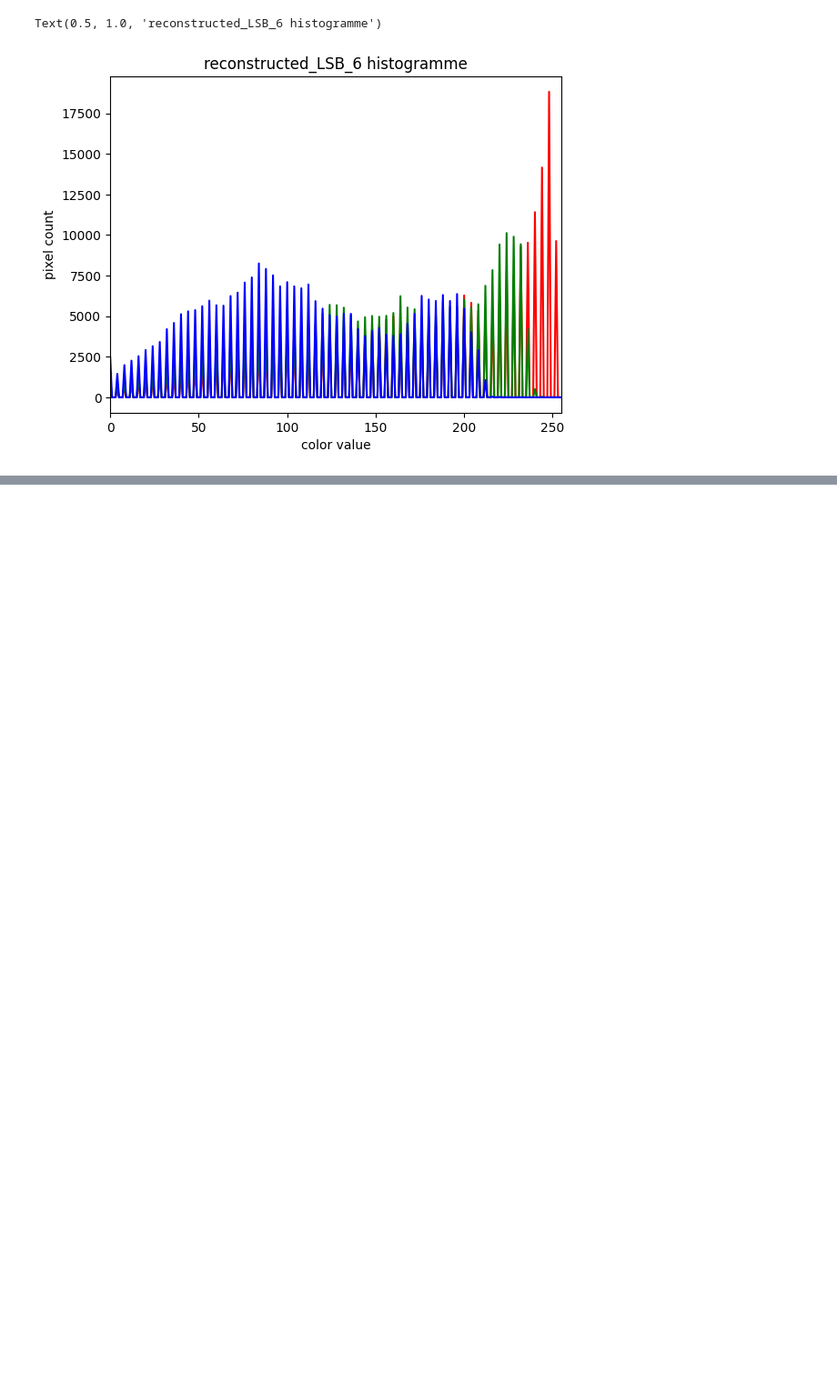
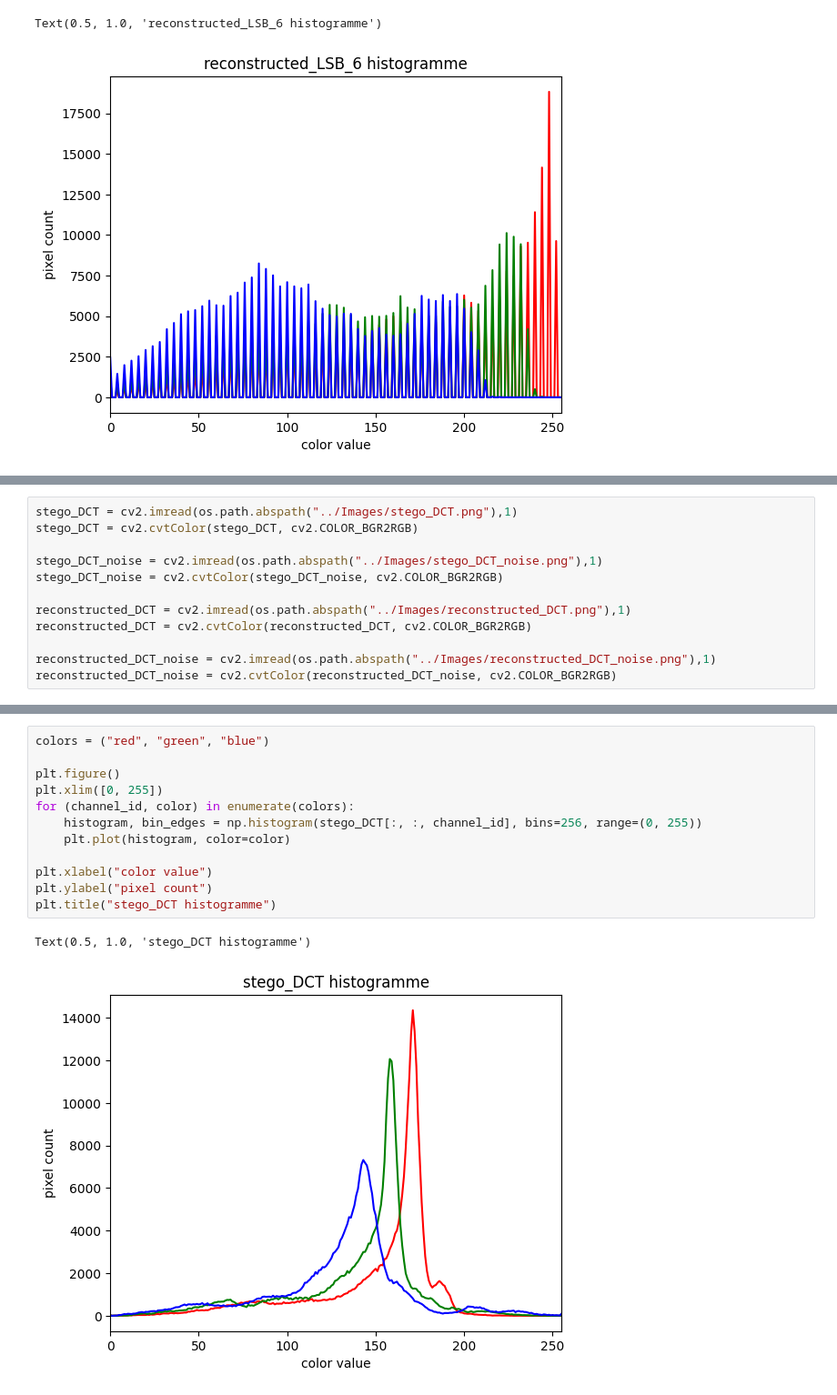
Before and after one commit to maximepasquier/Image_Steganography, a Jupyter notebook: src/analyses.ipynb, the cells around one changed output, grey strips where cells are left out. Shown: that part at 91% size. Drawn from its saved outputs; the diff is of its cells as text; blank space fills up the shorter version.

```diff
--- a/src/analyses.ipynb
+++ b/src/analyses.ipynb
@@ -217,0 +217,12 @@ Text(0.5, 1.0, 'reconstructed_LSB_6 histogramme')
+# %%
+stego_DCT = cv2.imread(os.path.abspath("../Images/stego_DCT.png"),1)
+stego_DCT = cv2.cvtColor(stego_DCT, cv2.COLOR_BGR2RGB)
+
+stego_DCT_noise = cv2.imread(os.path.abspath("../Images/stego_DCT_noise.png"),1)
+stego_DCT_noise = cv2.cvtColor(stego_DCT_noise, cv2.COLOR_BGR2RGB)
+
+reconstructed_DCT = cv2.imread(os.path.abspath("../Images/reconstructed_DCT.png"),1)
+reconstructed_DCT = cv2.cvtColor(reconstructed_DCT, cv2.COLOR_BGR2RGB)
+
+reconstructed_DCT_noise = cv2.imread(os.path.abspath("../Images/reconstructed_DCT_noise.png"),1)
+reconstructed_DCT_noise = cv2.cvtColor(reconstructed_DCT_noise, cv2.COLOR_BGR2RGB)
@@ -217,0 +261,15 @@ Text(0.5, 1.0, 'reconstructed_LSB_6 histogramme')
+# %%
+colors = ("red", "green", "blue")
+
+plt.figure()
+plt.xlim([0, 255])
+for (channel_id, color) in enumerate(colors):
+    histogram, bin_edges = np.histogram(stego_DCT[:, :, channel_id], bins=256, range=(0, 255))
+    plt.plot(histogram, color=color)
+
+plt.xlabel("color value")
+plt.ylabel("pixel count")
+plt.title("stego_DCT histogramme")
+# %% [output]
+Text(0.5, 1.0, 'stego_DCT histogramme')
+[figure, added]
```
Also changed, not shown: parts of 9 cells of this notebook, 9 other files.
